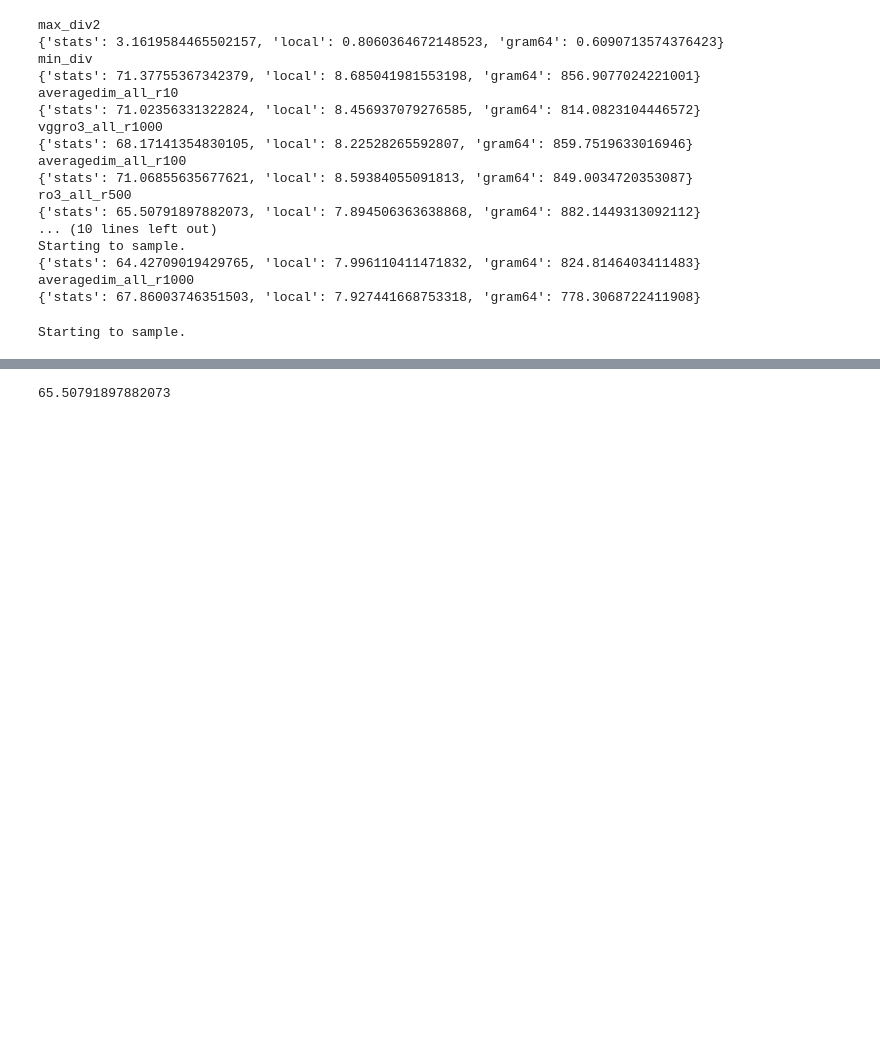
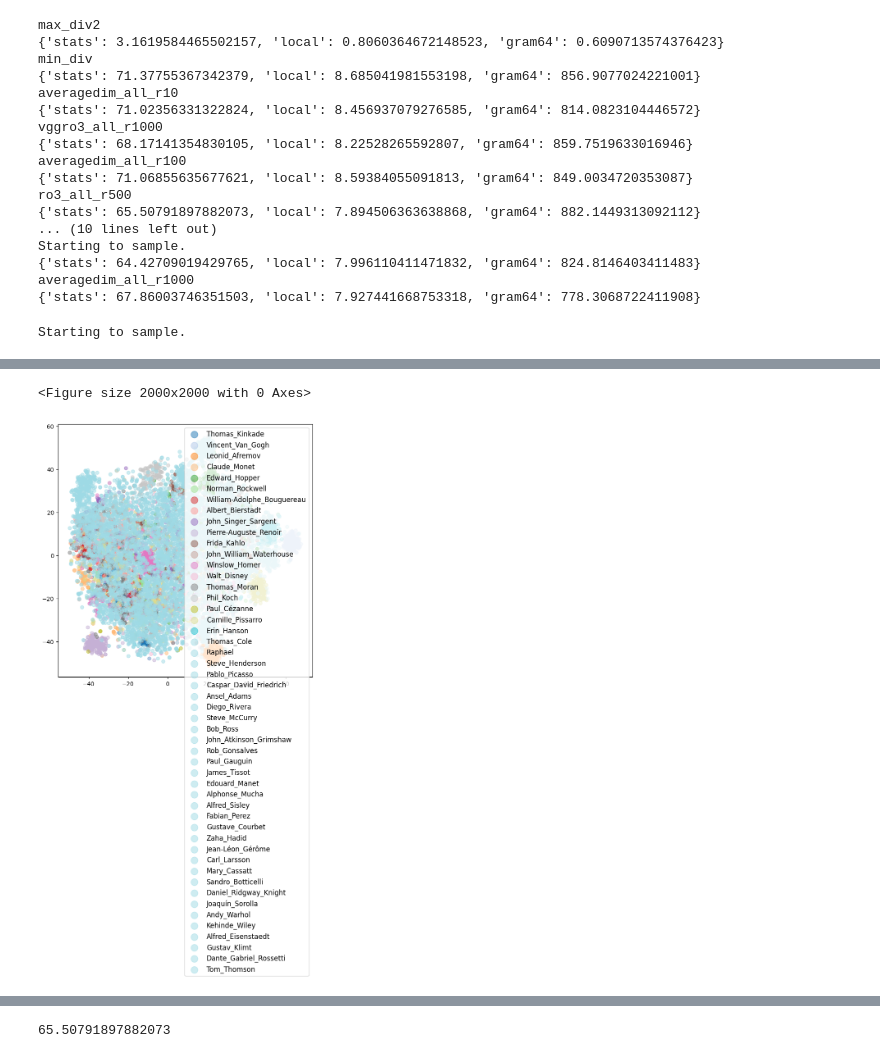
Before and after one commit to alexpondaven/particlediffusion, a Jupyter notebook: metrics.ipynb, the cells around one changed output, grey strips where cells are left out. Saved outputs shown, nothing was run; the diff lists cells and outputs as text; code cells hidden in the pictures; blank space fills up the shorter version.

```diff
--- a/metrics.ipynb
+++ b/metrics.ipynb
@@ -66,11 +125,12 @@ averagedim_all_r1000
 {'stats': 67.86003746351503, 'local': 7.927441668753318, 'gram64': 778.3068722411908}
 # %%
 # Read image sets
+exp='max_div'
 # f = []
 # for file in glob(f"data/final/cave/{exp}/*/*.png"):
 #     f.append(file)
-f = []
-for file in glob(f"data/final/tree/max_div/Leonid_Afremov/*.png"):
+# f = []
+for file in glob(f"data/final/cave/vgg_all_r1000/Thomas_Kinkade/*.png"):
     f.append(file)
 # %%
 fid_dir = "fid" #/pt_inception-2015-12-05-6726825d.pth"
@@ -85,3 +145,8 @@ act = get_activations(f, model, 50, dims, device, None)
 # save_statistics(f"data/final/cave/{exp}_stats.npz",m,s)
 # %% [output]
 Starting to sample.
+# %%
+# t-SNE
+from sklearn.manifold import TSNE
+tsne = TSNE(2, verbose=1)
+tsne_proj = tsne.fit_transform(act)
@@ -87,0 +163,22 @@ Starting to sample.
+# %%
+# Get list of artist names
+artists = []
+for file in glob(f"data/final/cave/max_div/*/"):
+    artist = os.path.basename(os.path.dirname(file))
+    artists.append(artist)
+# %%
+from matplotlib import cm
+# Plot those points as a scatter plot and label them based on the pred labels
+cmap = cm.get_cmap('tab20')
+fig, ax = plt.subplots(figsize=(8,8))
+num_categories = 10
+for i, artist in enumerate(artists):
+    indices = np.zeros(len(tsne_proj))
+    indices[i*200:(i+1)*200] = 1
+    indices = indices==1
+    ax.scatter(tsne_proj[indices,0],tsne_proj[indices,1], c=np.array(cmap(i)).reshape(1,4), label = artist ,alpha=0.5)
+ax.legend(fontsize='large', markerscale=2)
+plt.show()
+# %% [output]
+<Figure size 2000x2000 with 0 Axes>
+[figure, added]
```
Also changed, not shown: parts of 10 cells of this notebook, 3 other files.
